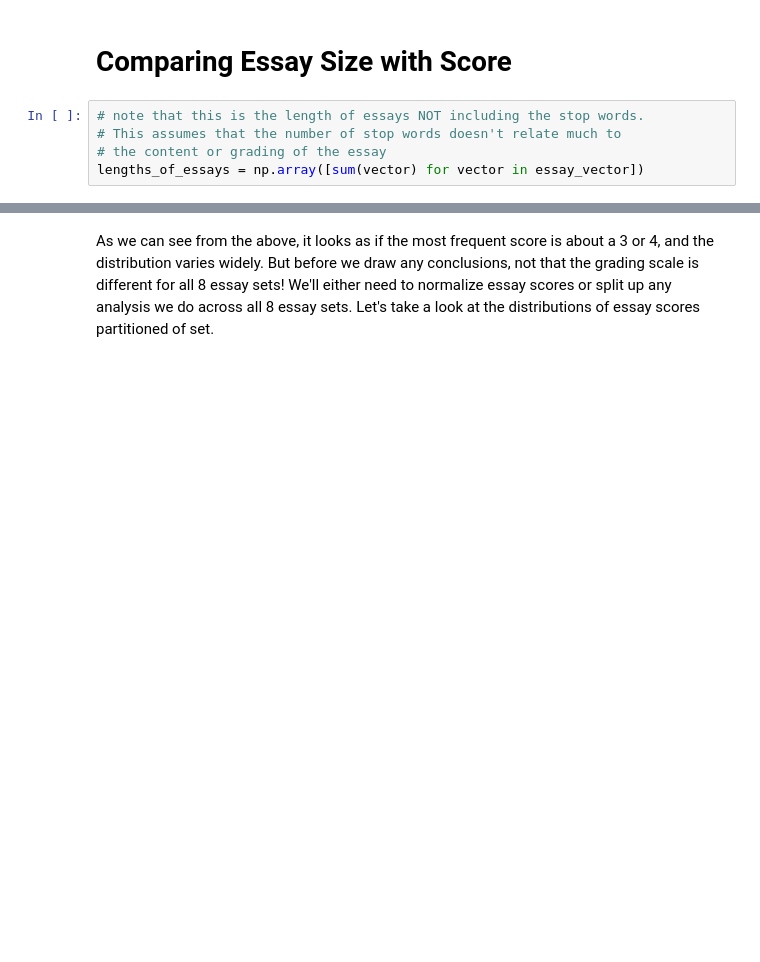
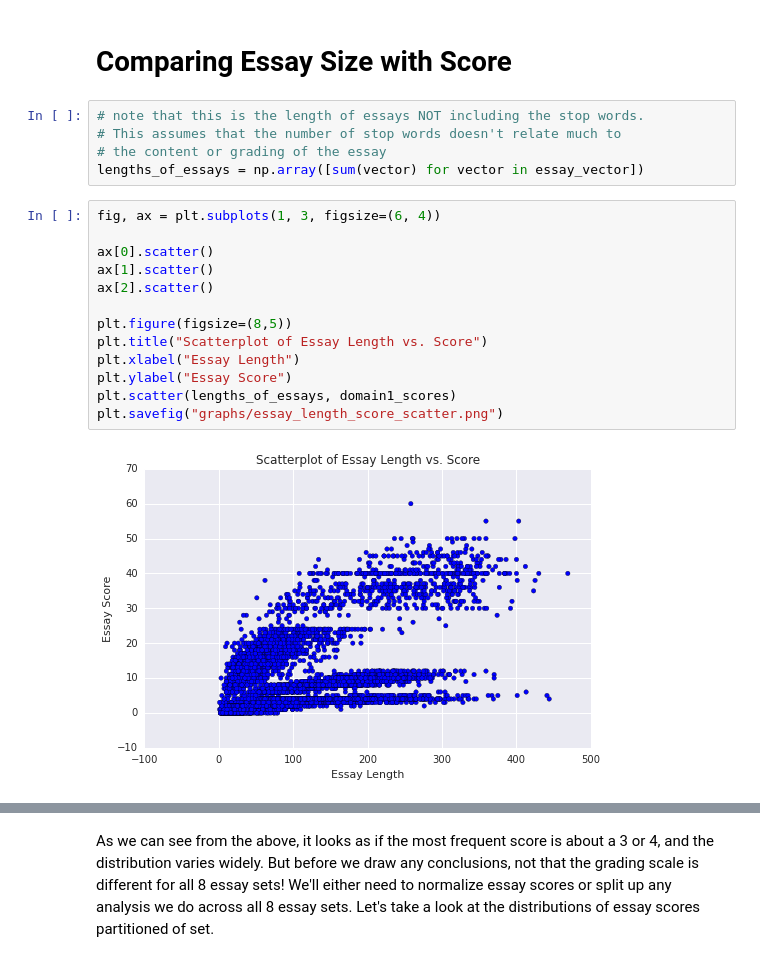
Before and after one commit to noahyonack/AutomaticEssayGrading, a Jupyter notebook: turban_yonack_cs109a_milestone3.ipynb, the cells around one changed output, grey strips where cells are left out. Saved outputs shown, nothing was run; the diff lists cells and outputs as text; blank space fills up the shorter version.

```diff
--- a/turban_yonack_cs109a_milestone3.ipynb
+++ b/turban_yonack_cs109a_milestone3.ipynb
@@ -45,6 +46,21 @@ domain1_scores = essay_df['domain1_score'].values
 # This assumes that the number of stop words doesn't relate much to
 # the content or grading of the essay
 lengths_of_essays = np.array([sum(vector) for vector in essay_vector])
+# %%
+fig, ax = plt.subplots(1, 3, figsize=(6, 4))
+
+ax[0].scatter()
+ax[1].scatter()
+ax[2].scatter()
+
+plt.figure(figsize=(8,5))
+plt.title("Scatterplot of Essay Length vs. Score")
+plt.xlabel("Essay Length")
+plt.ylabel("Essay Score")
+plt.scatter(lengths_of_essays, domain1_scores)
+plt.savefig("graphs/essay_length_score_scatter.png")
+# %% [output]
+[figure, added]
 # %%
 # Let's take a look at the distribution of essay scoress
 # for all essay sets
```
Also changed, not shown: parts of 6 cells of this notebook, 5 other files.
